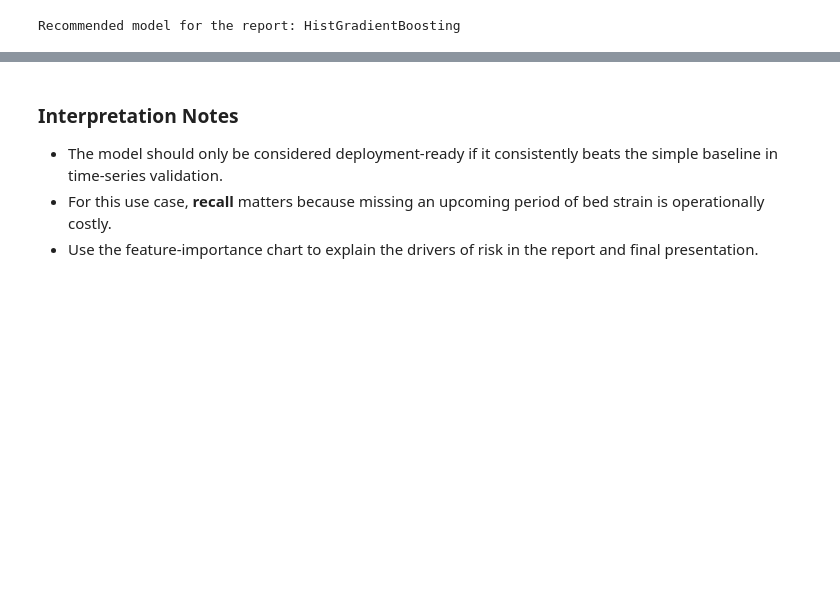
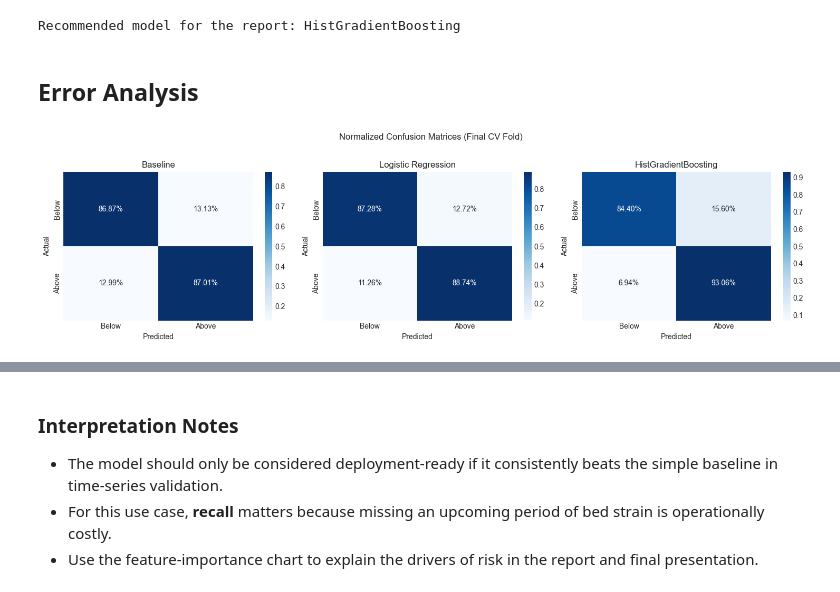
Before and after one commit to j-hendricks/covid-cases-exploration, a Jupyter notebook: prediction.ipynb, the cells around one changed output, grey strips where cells are left out. Cells and saved outputs as stored; diff of their text form; code cells hidden in the pictures; blank space fills up the shorter version.

```diff
--- a/prediction.ipynb
+++ b/prediction.ipynb
@@ -364,7 +397,7 @@ def run_model_cv(model_name, estimator, balance_classes=False):
 # %% [markdown]
 ## Baseline Model
 # %%
-baseline_fold_results, baseline_summary = run_baseline_cv(X, y)
+baseline_fold_results, baseline_summary, baseline_last_fold = run_baseline_cv(X, y)
 baseline_summary.round(3)
 # %% [output]
 |  | model | f1 | precision | recall | balanced_accuracy | roc_auc | folds |
@@ -419,7 +462,7 @@ boosting_model = Pipeline(
     ]
 )
 
-boosting_fold_results, boosting_summary = run_model_cv(
+boosting_fold_results, boosting_summary, boosting_last_fold = run_model_cv(
     'HistGradientBoosting',
     boosting_model,
     balance_classes=True,
@@ -502,3 +545,27 @@ print(f"Recommended model for the report: {best_model}")
 # %% [output]
 [figure]
 Recommended model for the report: HistGradientBoosting
+# %% [markdown]
+## Error Analysis
+# %%
+fig, axes = plt.subplots(1, 3, figsize=(15, 4))
+
+models_eval = [
+    ('Baseline', baseline_last_fold),
+    ('Logistic Regression', logistic_last_fold),
+    ('HistGradientBoosting', boosting_last_fold),
+]
+
+for ax, (name, fold_data) in zip(axes, models_eval):
+    cm = confusion_matrix(fold_data['y_test'], fold_data['preds'], normalize='true')
+    sns.heatmap(cm, annot=True, fmt='.2%', cmap='Blues', ax=ax,
+                xticklabels=['Below', 'Above'], yticklabels=['Below', 'Above'])
+    ax.set_title(name)
+    ax.set_ylabel('Actual')
+    ax.set_xlabel('Predicted')
+
+plt.suptitle('Normalized Confusion Matrices (Final CV Fold)', y=1.02)
+plt.tight_layout()
+plt.show()
+# %% [output]
+[figure, added]
```
Also changed, not shown: parts of 19 cells of this notebook.
